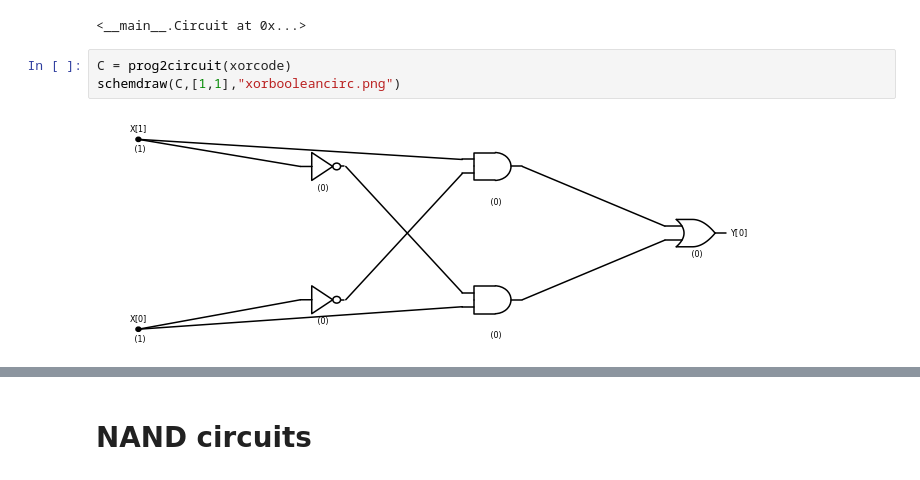
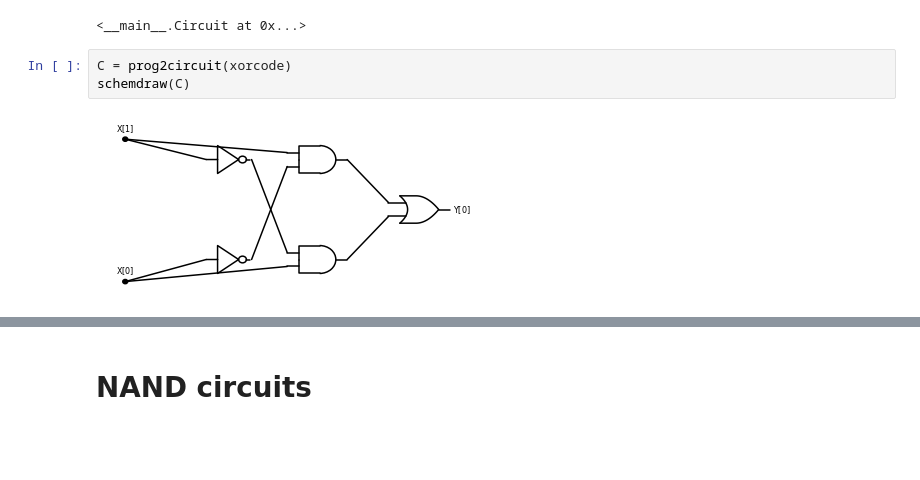
Before and after one commit to boazbk/tcscode, a Jupyter notebook: Chap_03_Computation.ipynb, the cells around one changed output, grey strips where cells are left out. Cells and saved outputs as stored; diff of their text form; blank space fills up the shorter version.

```diff
--- a/Chap_03_Computation.ipynb
+++ b/Chap_03_Computation.ipynb
@@ -176,6 +167,6 @@ prog2circuit(xorcode)
 <__main__.Circuit at 0x...>
 # %%
 C = prog2circuit(xorcode)
-schemdraw(C,[1,1],"xorbooleancirc.png")
+schemdraw(C)
 # %% [output]
-[figure, old version]
+[figure, new version]
```
Also changed, not shown: parts of 20 cells of this notebook, 1 other file.
